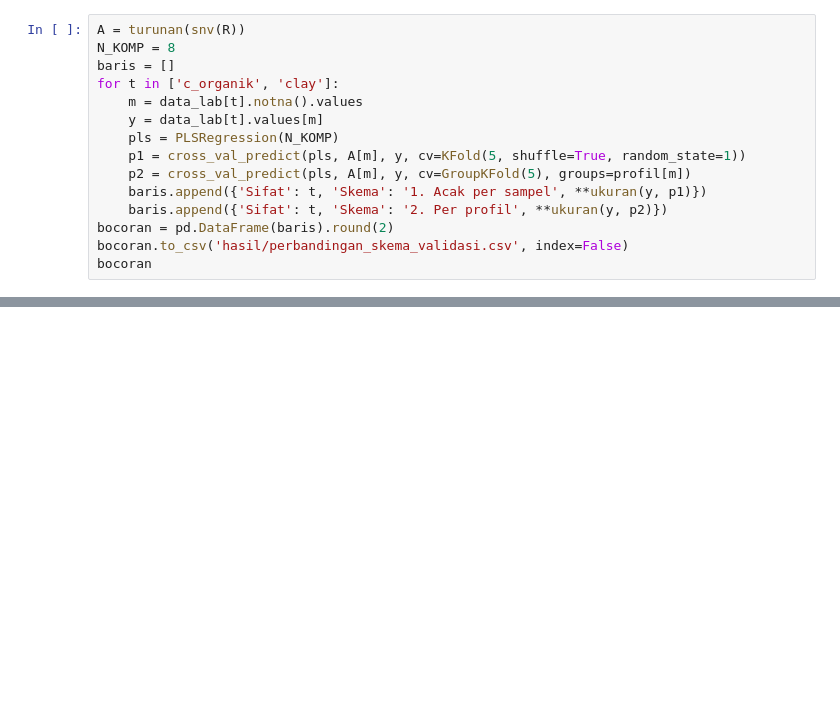
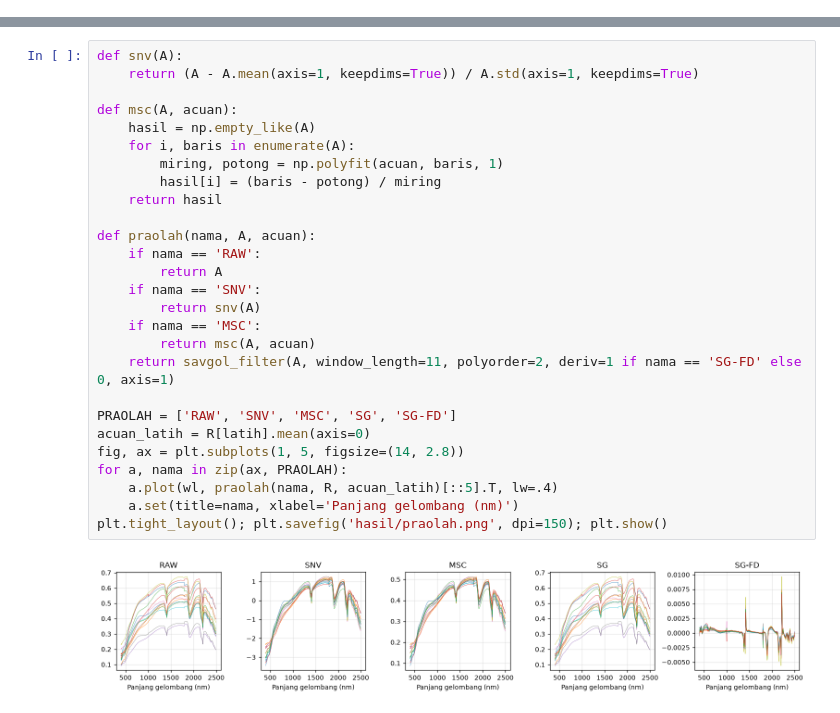
Before and after one commit to jhnhp/SMART, a Jupyter notebook: Output/Pelatihan/data/praktik-3/Praktik_3_Spektrum_ke_Sifat_Tanah.ipynb, the cells around one changed output, grey strips where cells are left out. Saved outputs shown, nothing was run; the diff lists cells and outputs as text; blank space fills up the shorter version.

```diff
--- a/Output/Pelatihan/data/praktik-3/Praktik_3_Spektrum_ke_Sifat_Tanah.ipynb
+++ b/Output/Pelatihan/data/praktik-3/Praktik_3_Spektrum_ke_Sifat_Tanah.ipynb
@@ -226,15 +34,0 @@ Ini bagian terpenting dari notebook. Sampel dari satu profil, yaitu lapisan-lapi
-# %%
-A = turunan(snv(R))
-N_KOMP = 8
-baris = []
-for t in ['c_organik', 'clay']:
-    m = data_lab[t].notna().values
-    y = data_lab[t].values[m]
-    pls = PLSRegression(N_KOMP)
-    p1 = cross_val_predict(pls, A[m], y, cv=KFold(5, shuffle=True, random_state=1))
-    p2 = cross_val_predict(pls, A[m], y, cv=GroupKFold(5), groups=profil[m])
-    baris.append({'Sifat': t, 'Skema': '1. Acak per sampel', **ukuran(y, p1)})
-    baris.append({'Sifat': t, 'Skema': '2. Per profil', **ukuran(y, p2)})
-bocoran = pd.DataFrame(baris).round(2)
-bocoran.to_csv('hasil/perbandingan_skema_validasi.csv', index=False)
-bocoran
@@ -281,0 +155,29 @@ Uji      : 88 sampel dari 23 profil
+# %%
+def snv(A):
+    return (A - A.mean(axis=1, keepdims=True)) / A.std(axis=1, keepdims=True)
+
+def msc(A, acuan):
+    hasil = np.empty_like(A)
+    for i, baris in enumerate(A):
+        miring, potong = np.polyfit(acuan, baris, 1)
+        hasil[i] = (baris - potong) / miring
+    return hasil
+
+def praolah(nama, A, acuan):
+    if nama == 'RAW':
+        return A
+    if nama == 'SNV':
+        return snv(A)
+    if nama == 'MSC':
+        return msc(A, acuan)
+    return savgol_filter(A, window_length=11, polyorder=2, deriv=1 if nama == 'SG-FD' else 0, axis=1)
+
+PRAOLAH = ['RAW', 'SNV', 'MSC', 'SG', 'SG-FD']
+acuan_latih = R[latih].mean(axis=0)
+fig, ax = plt.subplots(1, 5, figsize=(14, 2.8))
+for a, nama in zip(ax, PRAOLAH):
+    a.plot(wl, praolah(nama, R, acuan_latih)[::5].T, lw=.4)
+    a.set(title=nama, xlabel='Panjang gelombang (nm)')
+plt.tight_layout(); plt.savefig('hasil/praolah.png', dpi=150); plt.show()
+# %% [output]
+[figure, added]
```
Also changed, not shown: parts of 55 cells of this notebook, 25 other files.
